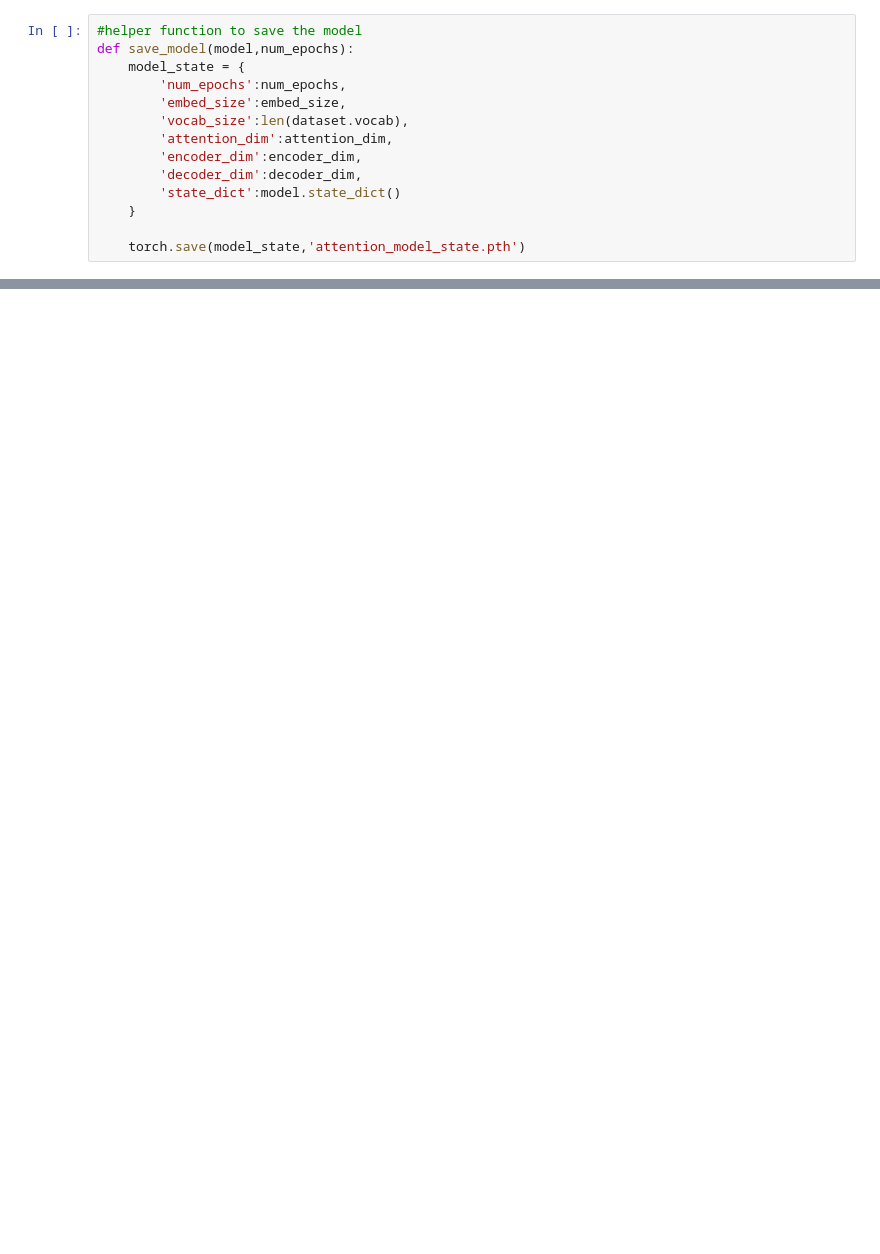
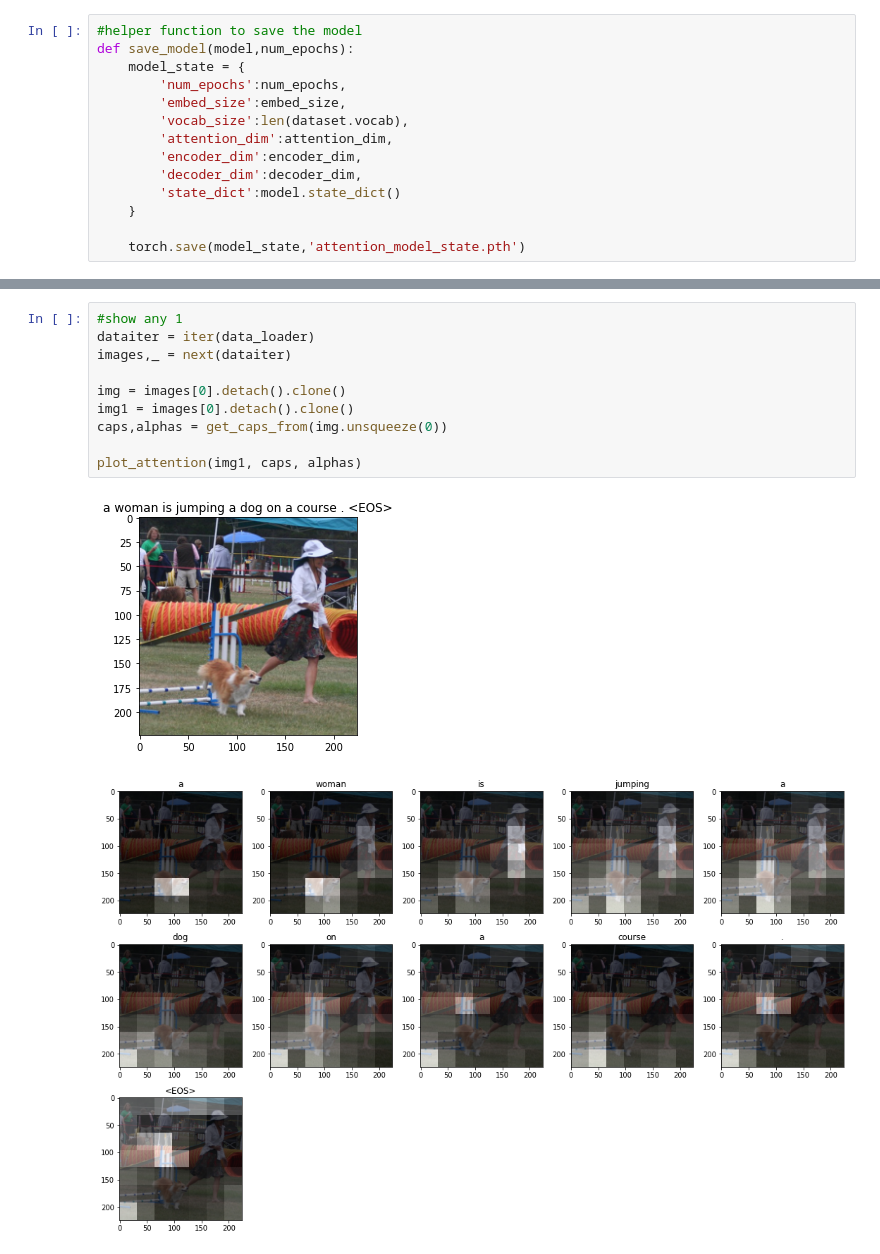
Before and after one commit to iscyb/LT2318, a Jupyter notebook: src/tutorials/kaggle_attention.ipynb, the cells around one changed output, grey strips where cells are left out. Cells and saved outputs as stored; diff of their text form; blank space fills up the shorter version.

```diff
--- a/src/tutorials/kaggle_attention.ipynb
+++ b/src/tutorials/kaggle_attention.ipynb
@@ -335,0 +433,13 @@ model.decoder.
+# %%
+#show any 1
+dataiter = iter(data_loader)
+images,_ = next(dataiter)
+
+img = images[0].detach().clone()
+img1 = images[0].detach().clone()
+caps,alphas = get_caps_from(img.unsqueeze(0))
+
+plot_attention(img1, caps, alphas)
+# %% [output]
+[figure, added]
+[figure, added]
```
Also changed, not shown: parts of 8 cells of this notebook, 1 other file.
